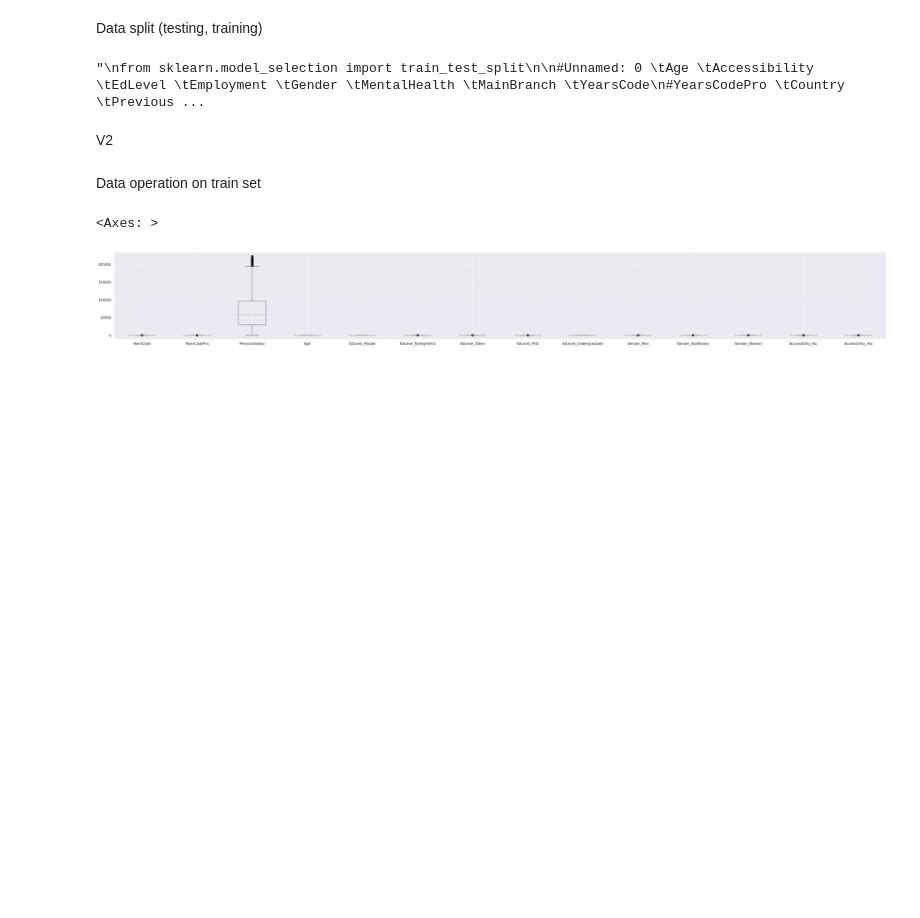
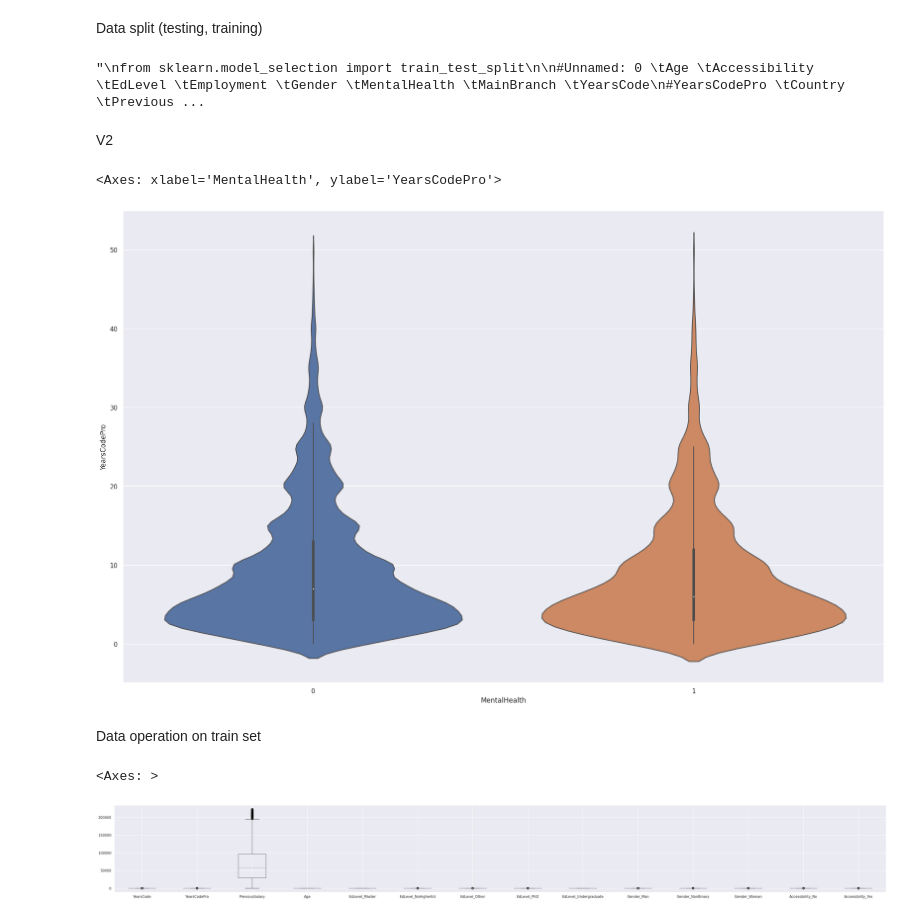
Before and after one commit to MateuszPasternak/PythonForML_AGH, a Jupyter notebook: DataPrepForRegression.ipynb, the cells around one changed output. Saved outputs shown, nothing was run; the diff lists cells and outputs as text; code cells hidden in the pictures; blank space fills up the shorter version.

```diff
--- a/DataPrepForRegression.ipynb
+++ b/DataPrepForRegression.ipynb
@@ -129,3 +129,11 @@ dataX = Data_train[Data_train['YearsCodePro'] <= Data_train['YearsCode']]
+# %%
+sns.set_theme()
+
+plt.figure(figsize=(24, 15))
+sns.violinplot(data, x = 'MentalHealth', y = 'YearsCodePro')
+# %% [output]
+<Axes: xlabel='MentalHealth', ylabel='YearsCodePro'>
+[figure, added]
 # %% [markdown]
 Data operation on train set
 # %%
```
Also changed, not shown: parts of 17 cells of this notebook.
